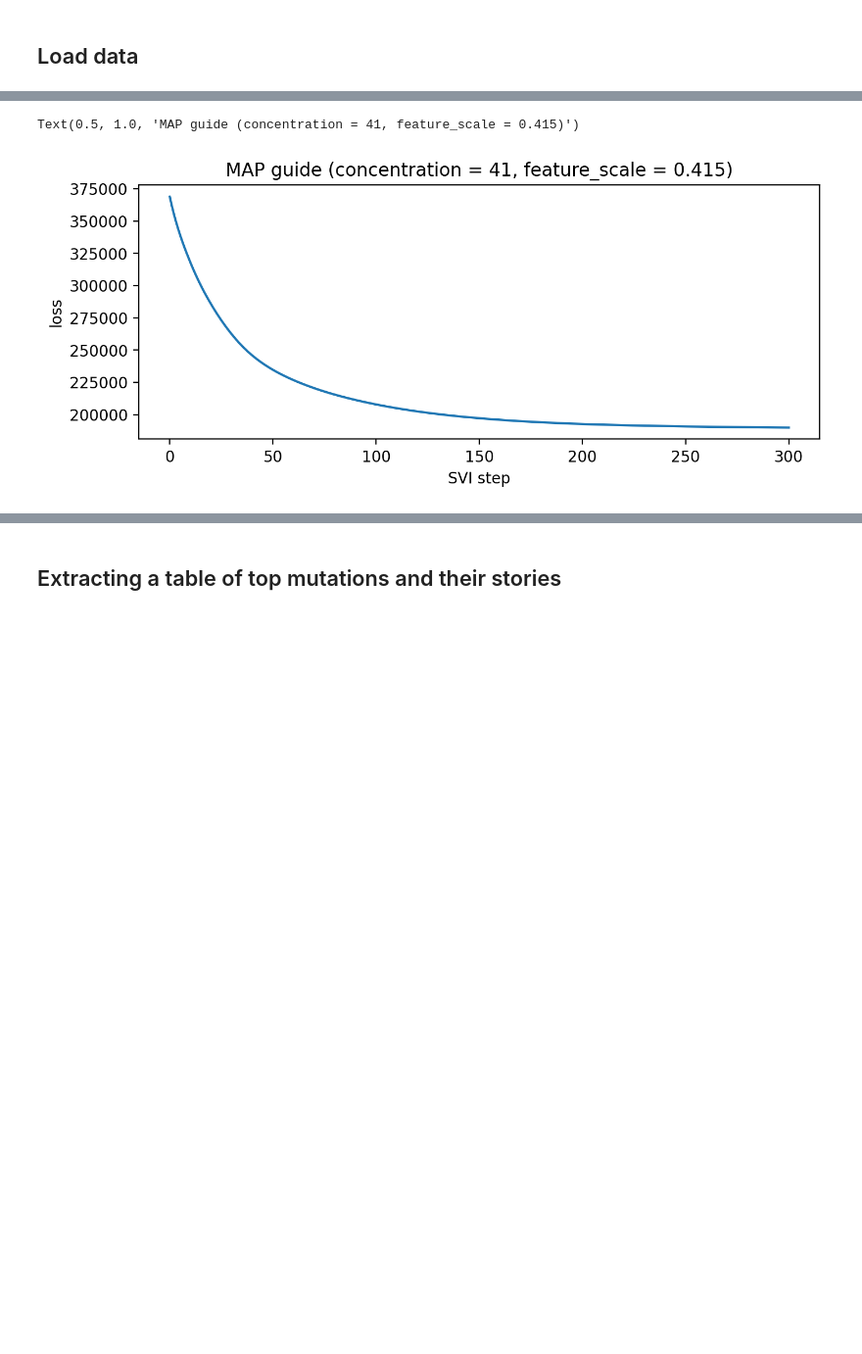
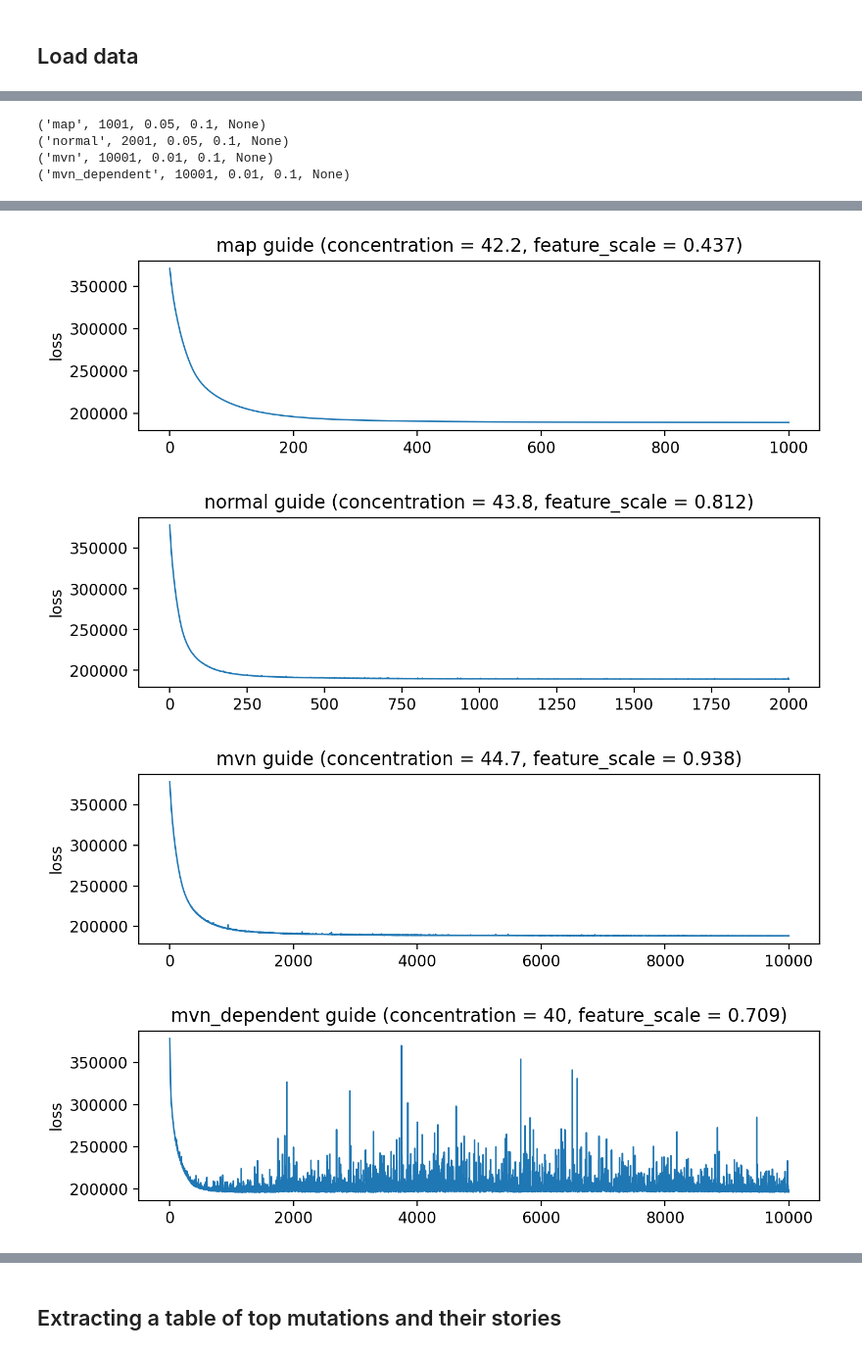
Before and after one commit to broadinstitute/pyro-cov, a Jupyter notebook: mutrans.ipynb, the cells around one changed output, grey strips where cells are left out. Shown at 98% size. Saved outputs shown, nothing was run; the diff lists cells and outputs as text; code cells hidden in the pictures; blank space fills up the shorter version.

Commit message:
Support data holdouts in  mutrans.py

```diff
--- a/mutrans.ipynb
+++ b/mutrans.ipynb
@@ -46,10 +46,21 @@ Wall time: 9.76 s
+# %%
+fits = torch.load("results/mutrans.pt", map_location="cpu")
+best_fit = list(fits.values())[-1]
+for key in fits:
+    print(key)
+# %% [output]
+('map', 1001, 0.05, 0.1, None)
+('normal', 2001, 0.05, 0.1, None)
+('mvn', 10001, 0.01, 0.1, None)
+('mvn_dependent', 10001, 0.01, 0.1, None)
 # %%
-%%time
-map_fit = mutrans.fit_map(dataset)
-plt.figure(figsize=(8, 3))
-plt.plot(map_fit["losses"])
-plt.xlabel("SVI step")
-plt.ylabel("loss")
-plt.title("MAP guide (concentration = {:0.3g}, feature_scale = {:0.3g})"
-          .format(map_fit["median"]["concentration"], map_fit["median"]["feature_scale"]));
+for key, value in fits.items():
+    plt.figure(figsize=(8, 2))
+    plt.plot(value["losses"], lw=1)
+    # plt.xlabel("SVI step")
+    plt.ylabel("loss")
+    plt.title("{} guide (concentration = {:0.3g}, feature_scale = {:0.3g})".format(
+        key[0],
+        value["median"]["concentration"],
+        value["median"]["feature_scale"]));
 # %% [output]
@@ -67,2 +67,4 @@ Wall time: 1min 2s
-Text(0.5, 1.0, 'MAP guide (concentration = 41, feature_scale = 0.415)')
-[figure, old version]
+[figure, new version]
+[figure, added]
+[figure, added]
+[figure, added]
```
Also changed, not shown: parts of 19 cells of this notebook, 1 other file.
